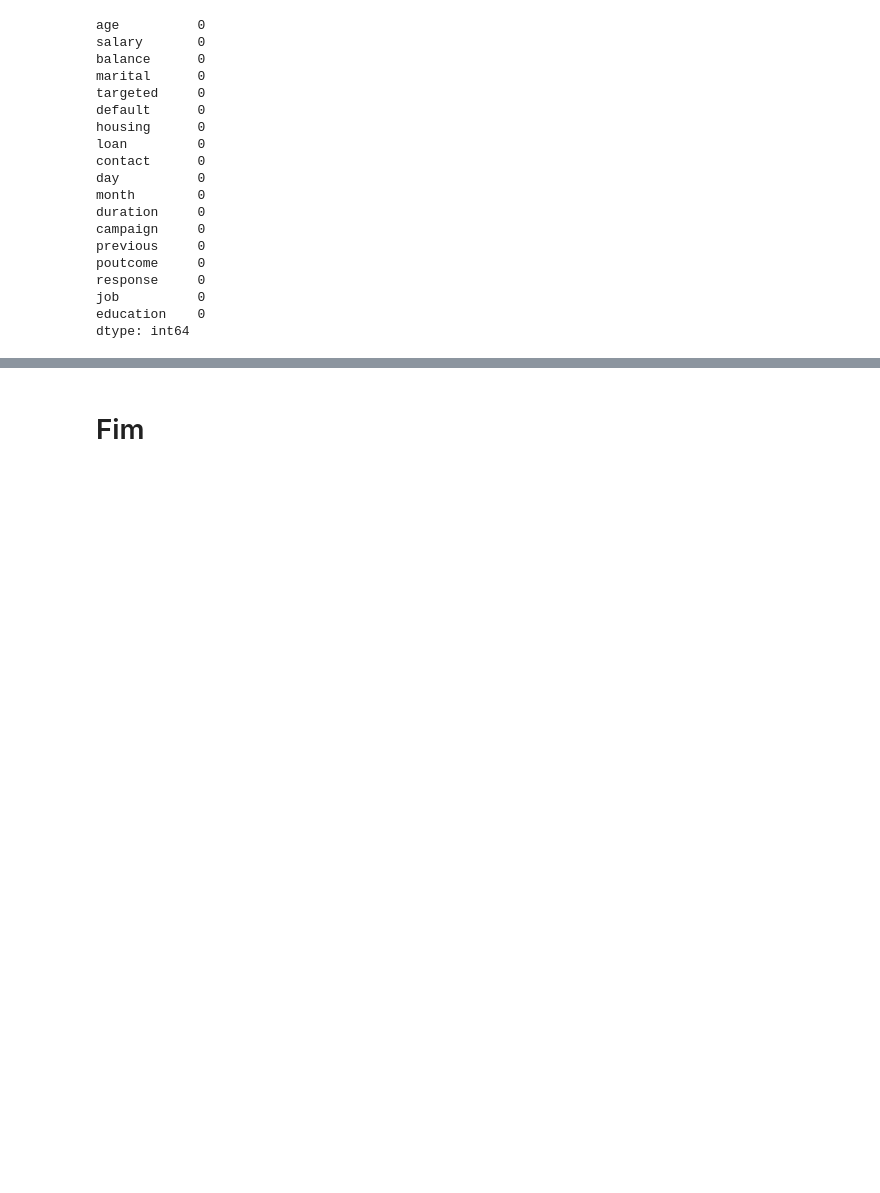
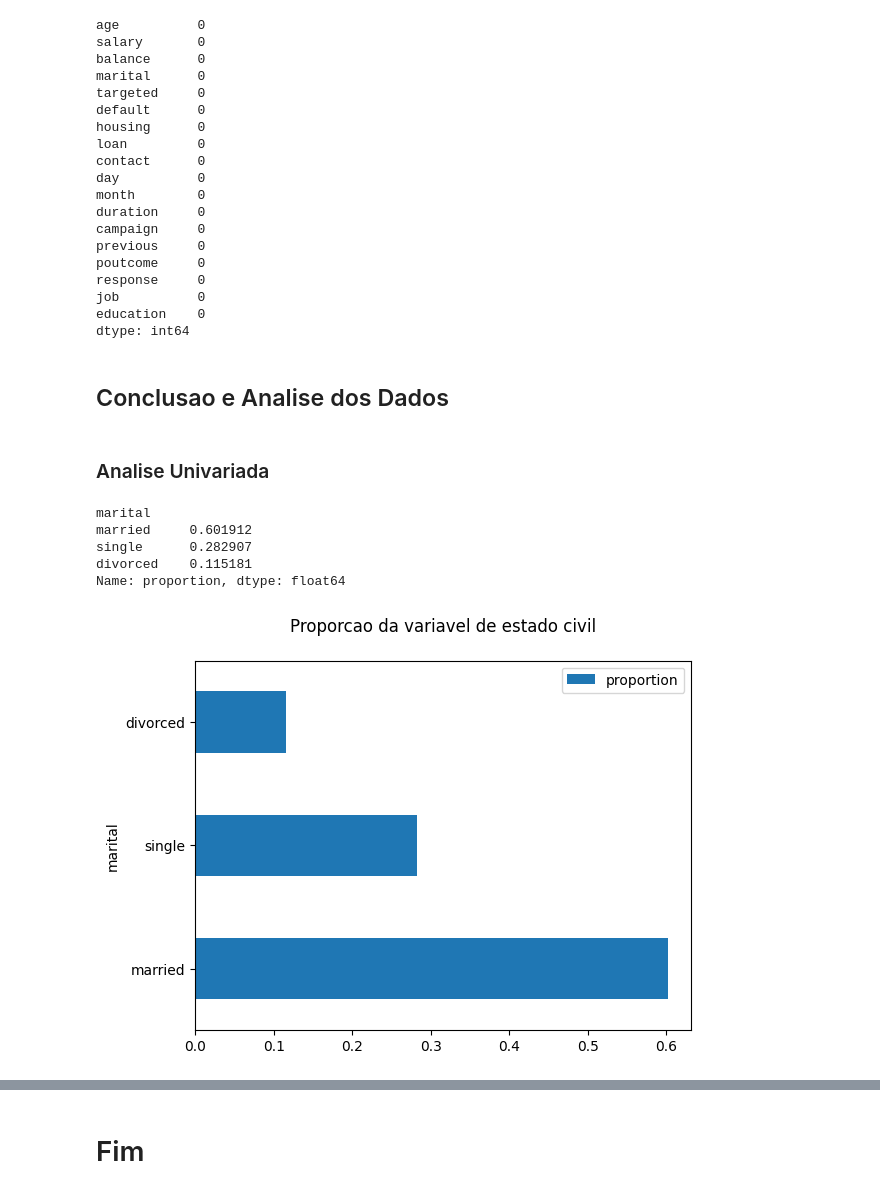
Before and after one commit to gabrielferro1/data_science_course, a Jupyter notebook: projeto04/main.ipynb, the cells around one changed output, grey strips where cells are left out. Drawn from its saved outputs; the diff is of its cells as text; code cells hidden in the pictures; blank space fills up the shorter version.

```diff
--- a/projeto04/main.ipynb
+++ b/projeto04/main.ipynb
@@ -554,3 +554,24 @@ response     0
 job          0
 education    0
 dtype: int64
+# %% [markdown]
+## Conclusao e Analise dos Dados
+# %% [markdown]
+### Analise Univariada
+# %%
+# Proporcao da variavel de estado civil
+df.marital.value_counts(normalize= True)
+# %% [output]
+marital
+married     0.601912
+single      0.282907
+divorced    0.115181
+Name: proportion, dtype: float64
+# %%
+# Plot, mesma informacao de cima porem em grafico
+df.marital.value_counts(normalize= True).plot(kind= "barh")
+plt.title("Proporcao da variavel de estado civil\n")
+plt.legend()
+plt.show()
+# %% [output]
+[figure, added]
```
Also changed, not shown: parts of 20 cells of this notebook, 7 other files.
